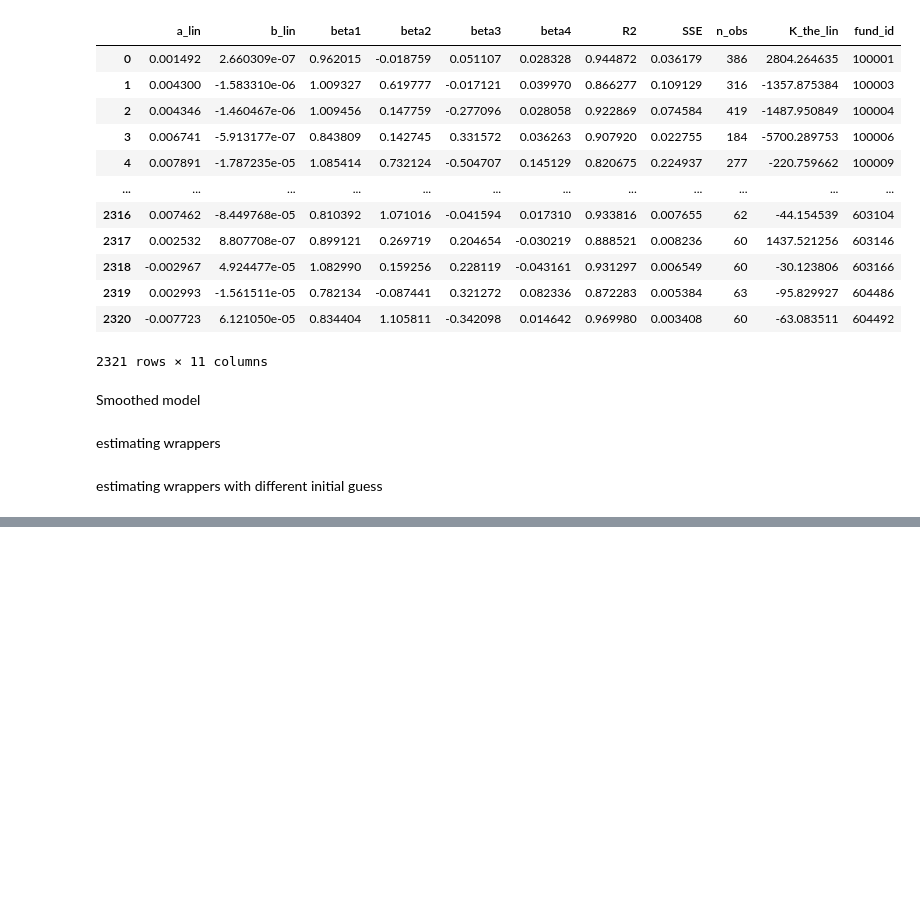
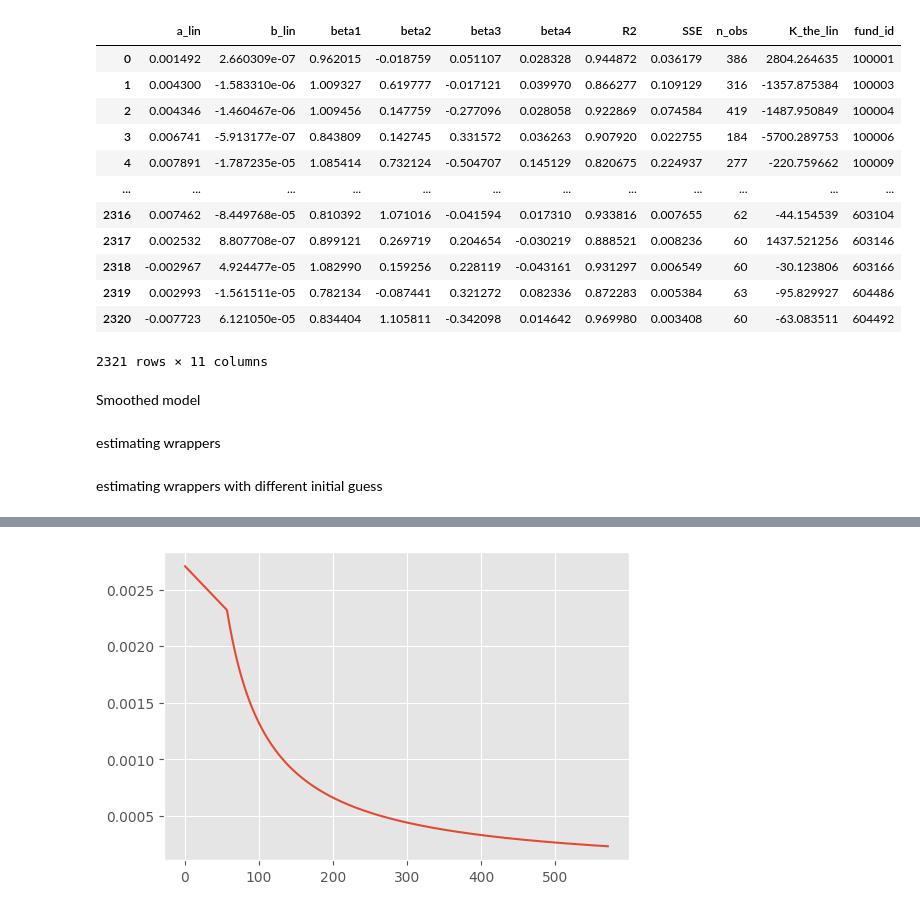
Before and after one commit to DavidSandovalRodriguez/Fund-Kink-Smoothing, a Jupyter notebook: WorkingNotebook.ipynb, the cells around one changed output, grey strips where cells are left out. Saved outputs shown, nothing was run; the diff lists cells and outputs as text; code cells hidden in the pictures; blank space fills up the shorter version.

```diff
--- a/WorkingNotebook.ipynb
+++ b/WorkingNotebook.ipynb
@@ -305,0 +325,19 @@ estimates["K_theory"] = estimates["a"] / (2 * estimates["b"])
+# %%
+def plot_func_fund(fundID):
+    a_hat = estimates.loc[estimates["fund_id"] == fundID, "a"].iat[0]
+    b_hat = estimates.loc[estimates["fund_id"] == fundID, "b"].iat[0]
+    k_hat = estimates.loc[estimates["fund_id"] == fundID, "K"].iat[0]
+
+    q_grid = np.linspace(0.0001, 10*k_hat, 1000)
+
+    h = 0.0000001
+
+    alpha_grid = alpha_smooth_gauss(a_hat, b_hat, k_hat, q_grid, h)
+
+    plt.figure(figsize=(6,4))
+    plt.plot(q_grid,alpha_grid)
+    plt.show()
+# %%
+plot_func_fund(604486)
+# %% [output]
+[figure, added]
```
Also changed, not shown: parts of 9 cells of this notebook.
